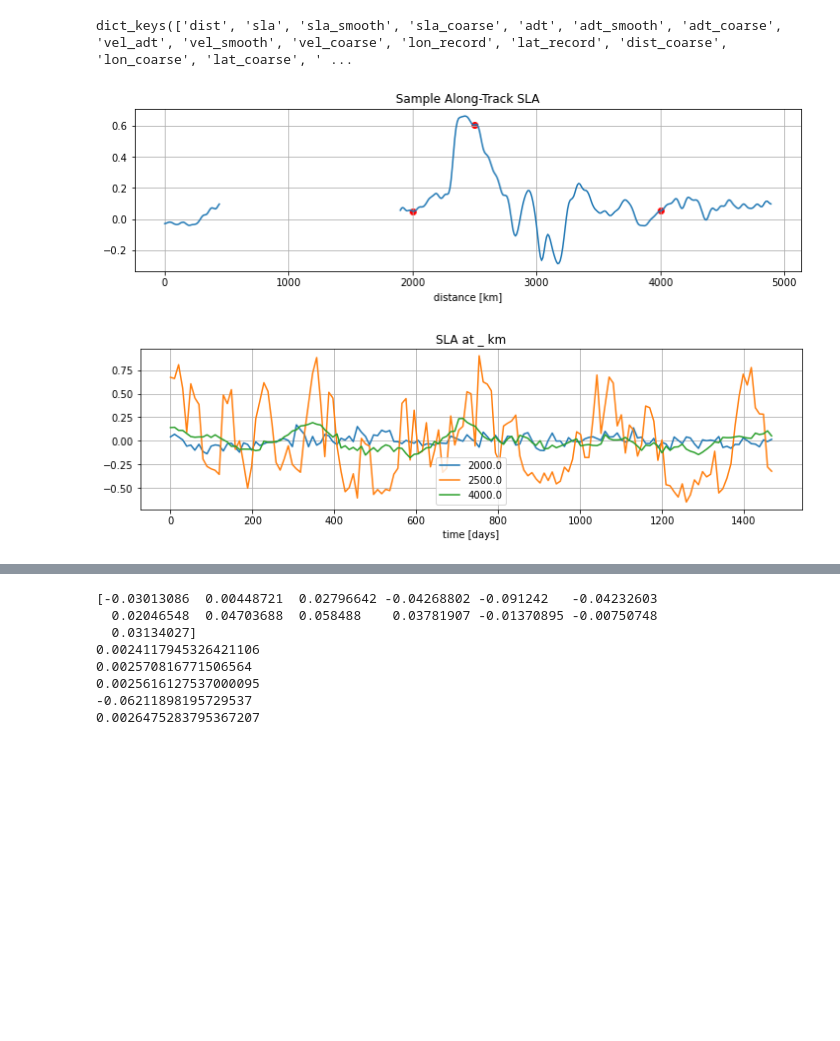
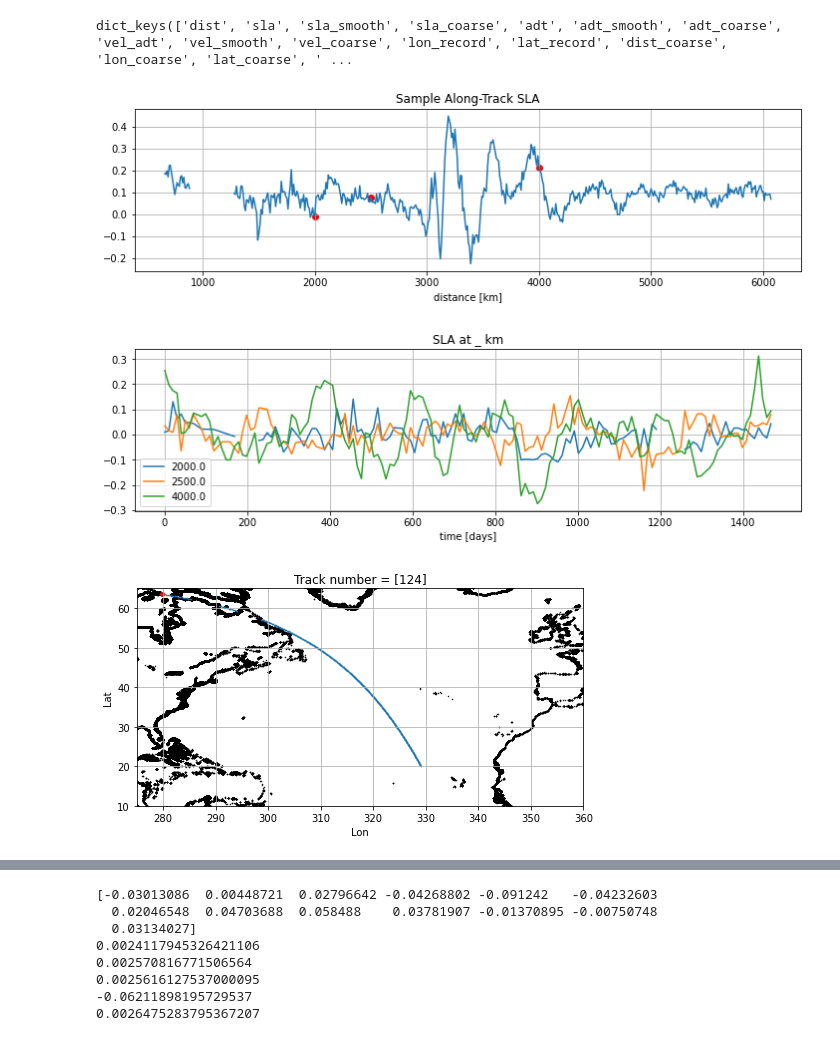
Before and after one commit to jakesteinberg/CPT, a Jupyter notebook: global_along_track_spectra.ipynb, the cells around one changed output, grey strips where cells are left out. Saved outputs shown, nothing was run; the diff lists cells and outputs as text; code cells hidden in the pictures; blank space fills up the shorter version.

```diff
--- a/global_along_track_spectra.ipynb
+++ b/global_along_track_spectra.ipynb
@@ -24,7 +24,7 @@ x4 = xr.open_dataset('/Users/jakesteinberg/Documents/CPT/bathymetry_gebco_2020/c
 this_sat = 'j2'
 filter_type = 'sharp'
 load_sat = pickle.load(open('/Users/jakesteinberg/Documents/CPT/altimetry/' + \
-                            this_sat + '_' + filter_type + '_processed.p', 'rb'))
+                            this_sat + '_' + filter_type + '_processed_unfiltered.p', 'rb'))
 load_sat.keys()
 # %% [output]
 dict_keys(['dist', 'sla', 'sla_smooth', 'sla_coarse', 'adt', 'adt_smooth', 'adt_coarse', 'vel_adt', 'vel_smooth', 'vel_coarse', 'lon_record', 'lat_record', 'dist_coarse', 'lon_coarse', 'lat_coarse', ' ...
@@ -85,7 +85,7 @@ L_coarse = np.int(spec_win_ind_coarse * 2) + 1
 k_coarse = np.linspace(0, 1.0/(2.0*coarse_hor_grid_spacing), np.int(L_coarse/2))  # *2*np.pi;
 meso_ind_coarse = np.where((1/(k_coarse) >= meso[0]) & (1/(k_coarse) <= meso[-1]))[0]
 # %%
-t_i = np.array([24])  # s3a 101 # en 3 # J2 24 # TP 13,15,23 # AL 2  # np.float64(191)  # G2 61, 471
+t_i = np.array([124])  # s3a 101 # en 3 # J2 24, 124 # TP 13,15,23 # AL 2  # np.float64(191)  # G2 61, 471
 pass_index = 40
 good_indi_dist = np.where(track_record == t_i)[0][0]
 
@@ -122,25 +122,42 @@ this_sla_tgrid_interp = interpolate_nans(this_sla_tgrid, this_x, 3)
 # %%
 f_spec_locs = 200, 250, 400
 fig, ax = plt.subplots(1,1,figsize=(12,3))
 ax.plot(this_x, this_sla[pass_index, :])
 ax.scatter(np.array([f_spec_locs])*10, this_sla[pass_index, f_spec_locs], color='r')
 ax.set_title('Sample Along-Track SLA')
 ax.set_xlabel('distance [km]')
 ax.grid()
 plt.show()
 
 fig, ax = plt.subplots(1,1,figsize=(12,3))
 for i in f_spec_locs:
     ax.plot(t_grid/24, this_sla_tgrid_interp[:, i] - np.nanmean(this_sla_tgrid_interp[:, i]), label=str(i * hor_grid_spacing))
 ax.set_title('SLA at _ km')
 ax.set_xlabel('time [days]')
 handles, labels = ax.get_legend_handles_labels()
 ax.legend(handles, labels, fontsize=10)
 ax.grid()
 plt.show()
+
+lon_w = 275
+lon_e = 360
+lat_s = 10
+lat_n = 65
+fig, ax = plt.subplots(1, 1, figsize = (8, 4))
+ax.scatter(x4['lon'].values, x4['lat'].values, color='k', zorder=1, s=0.25)
+ax.scatter(lon_record[good_indi_dist], lat_record[good_indi_dist], s=0.25)
+ax.scatter(lon_record[good_indi_dist][0], lat_record[good_indi_dist][0], s=15, color='r')
+ax.set_xlim([lon_w, lon_e])
+ax.set_ylim([lat_s, lat_n])
+ax.set_xlabel('Lon')
+ax.set_ylabel('Lat')
+ax.set_title('Track number = ' + str(t_i))
+ax.grid()
+plt.show()
 # %% [output]
-[figure, old version]
+[figure, new version]
-[figure, old version]
+[figure, new version]
+[figure, added]
 # %%
 # temporal spectra test (compute at all locations along one track)
 fig, ax = plt.subplots(1,1,figsize=(8,6))
```
Also changed, not shown: parts of 10 cells of this notebook, 1 other file.
